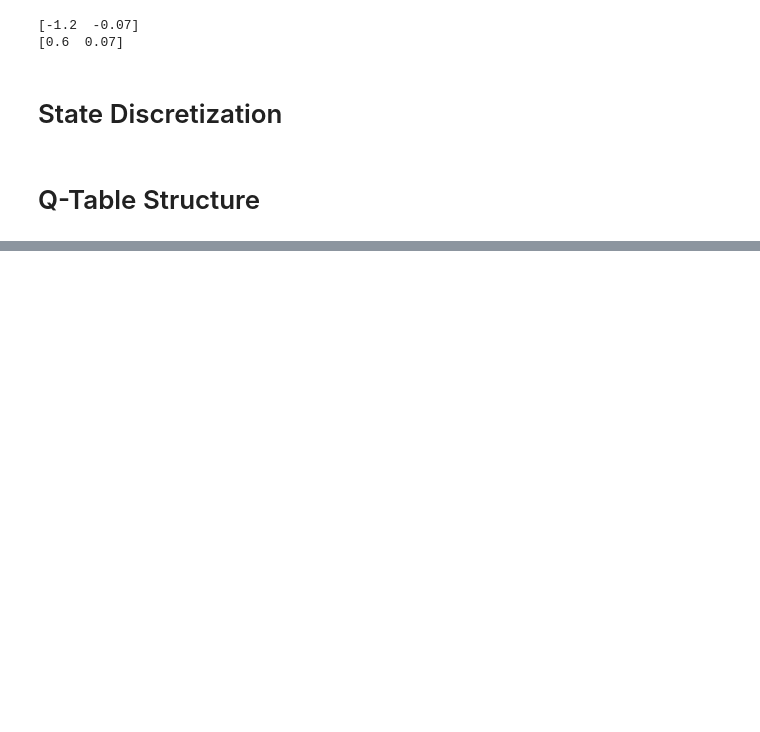
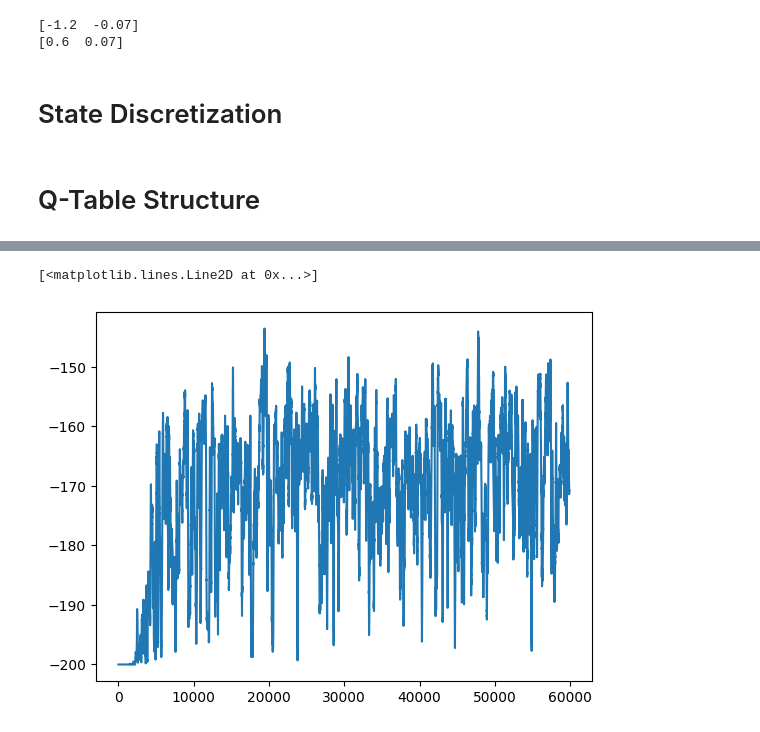
Before and after one commit to jhRayHwang/ML-For-Beginners, a Jupyter notebook: 8-Reinforcement/2-Gym/mountain_car.ipynb, the cells around one changed output, grey strips where cells are left out. Saved outputs shown, nothing was run; the diff lists cells and outputs as text; code cells hidden in the pictures; blank space fills up the shorter version.

```diff
--- a/8-Reinforcement/2-Gym/mountain_car.ipynb
+++ b/8-Reinforcement/2-Gym/mountain_car.ipynb
@@ -85,6 +85,29 @@ print(env.observation_space.high)
 [0.6  0.07]
 # %% [markdown]
 # State Discretization
+# %%
+def create_bins(i, num):
+    # Same name as lesson: returns bin edges
+    # num bins -> num+1 edges
+    return np.arange(num + 1) * (i[1] - i[0]) / num + i[0]
+
+# intervals from env bounds (MountainCar has 2 dims: pos, vel)
+ints = [
+    (float(env.observation_space.low[0]), float(env.observation_space.high[0])),  # position
+    (float(env.observation_space.low[1]), float(env.observation_space.high[1]))   # velocity
+]
+nbins = [24, 18]
+
+bins = [create_bins(ints[i], nbins[i]) for i in range(2)]
+
+def discretize_bins(x):
+    # Same idea as lesson, but for 2 dimensions
+    # digitize returns 0..len(bins[i]) so we clamp into valid bin index range
+    s0 = int(np.digitize(x[0], bins[0]) - 1)
+    s1 = int(np.digitize(x[1], bins[1]) - 1)
+    s0 = int(np.clip(s0, 0, nbins[0] - 1))
+    s1 = int(np.clip(s1, 0, nbins[1] - 1))
+    return (s0, s1)
 # %% [markdown]
 # Q-Table Structure
 # %%
@@ -141,0 +253,8 @@ TypeError: unhashable type: 'numpy.ndarray'
+# %%
+def running_average(x,window):
+    return np.convolve(x,np.ones(window)/window,mode='valid')
+
+plt.plot(running_average(rewards,100))
+# %% [output]
+[<matplotlib.lines.Line2D at 0x...>]
+[figure, added]
```
Also changed, not shown: parts of 7 cells of this notebook, 1 other file.
